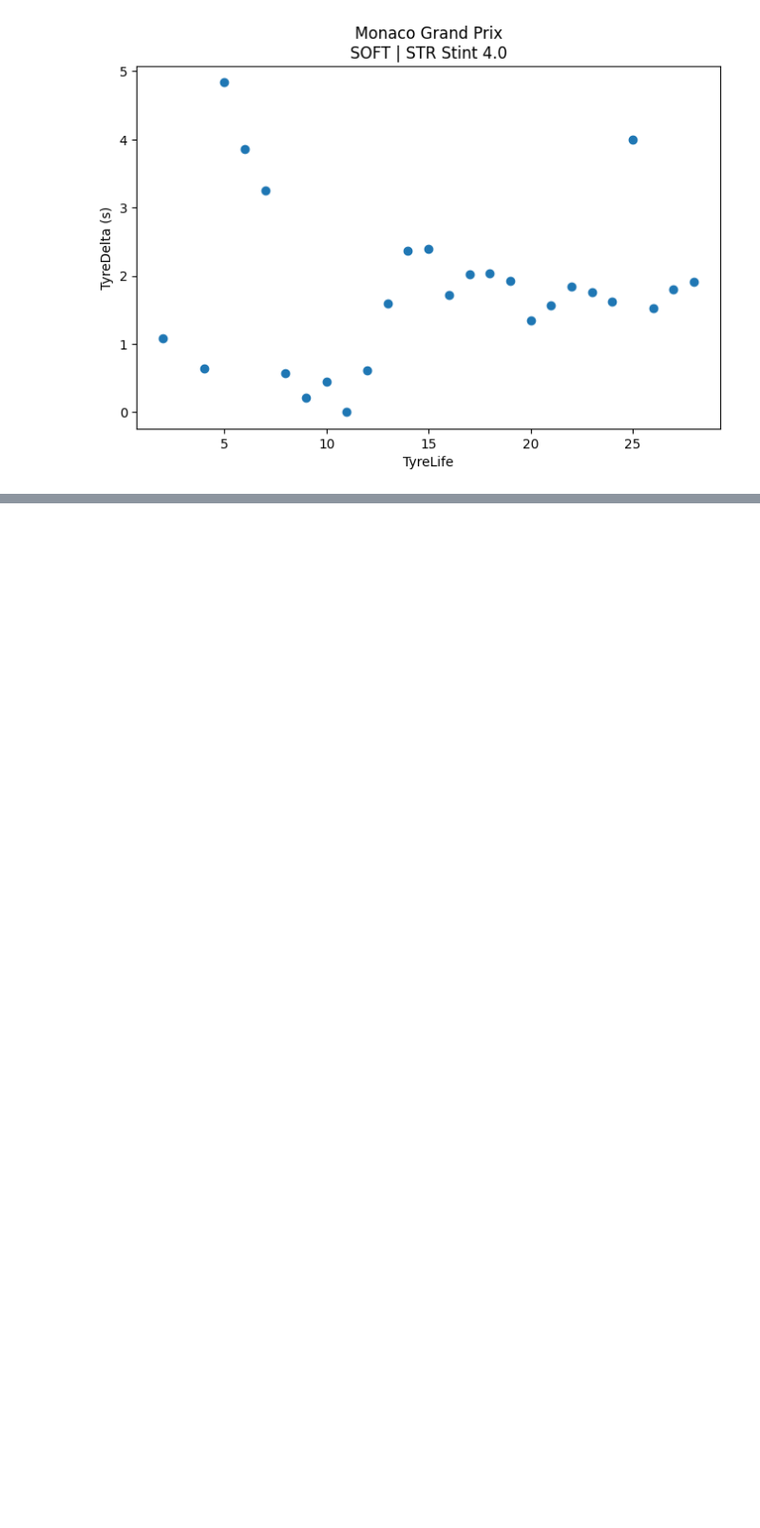
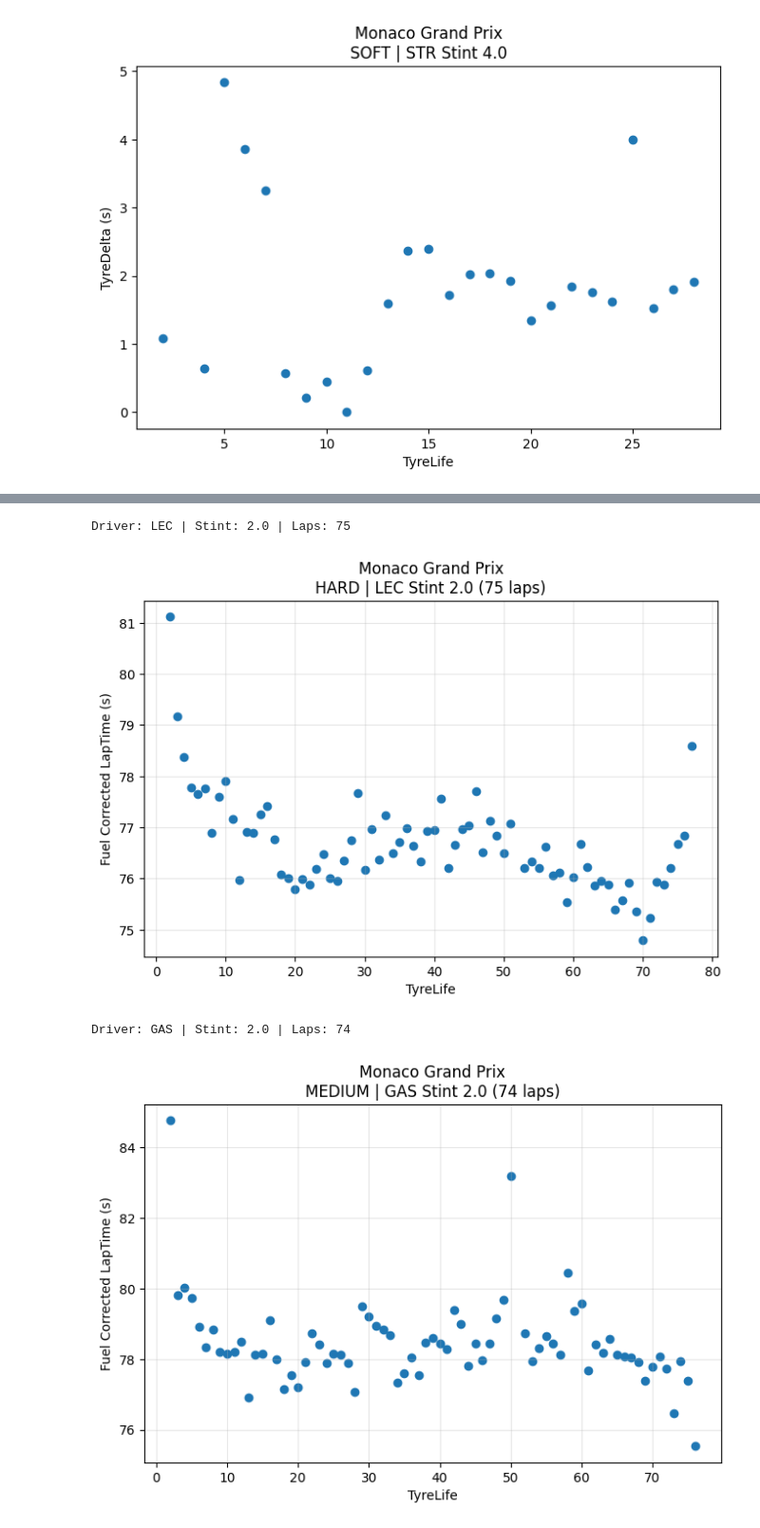
Before and after one commit to UsualSuspect09/F1-Race-Strat-Engine, a Jupyter notebook: notebooks/Tyre_Degrad.ipynb, the cells around one changed output, grey strips where cells are left out. Shown at 95% size. Saved outputs shown, nothing was run; the diff lists cells and outputs as text; code cells hidden in the pictures; blank space fills up the shorter version.

```diff
--- a/notebooks/Tyre_Degrad.ipynb
+++ b/notebooks/Tyre_Degrad.ipynb
@@ -627,0 +892,15 @@ plot_longest_stint_delta(
+# %%
+plot_longest_stint_fuel(
+    "Monaco Grand Prix",
+    "HARD"
+)
+
+plot_longest_stint_fuel(
+    "Monaco Grand Prix",
+    "MEDIUM"
+)
+# %% [output]
+Driver: LEC | Stint: 2.0 | Laps: 75
+[figure, added]
+Driver: GAS | Stint: 2.0 | Laps: 74
+[figure, added]
```
Also changed, not shown: parts of 5 cells of this notebook, 6 other files.
